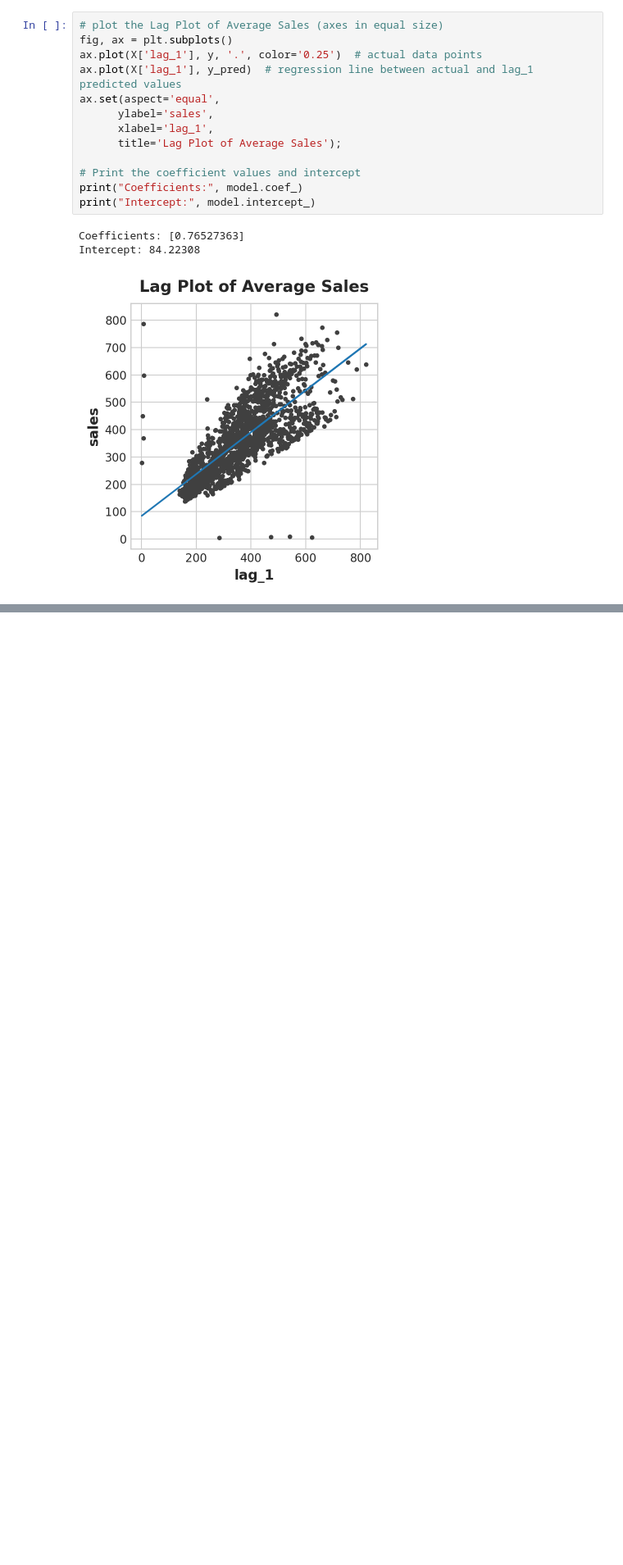
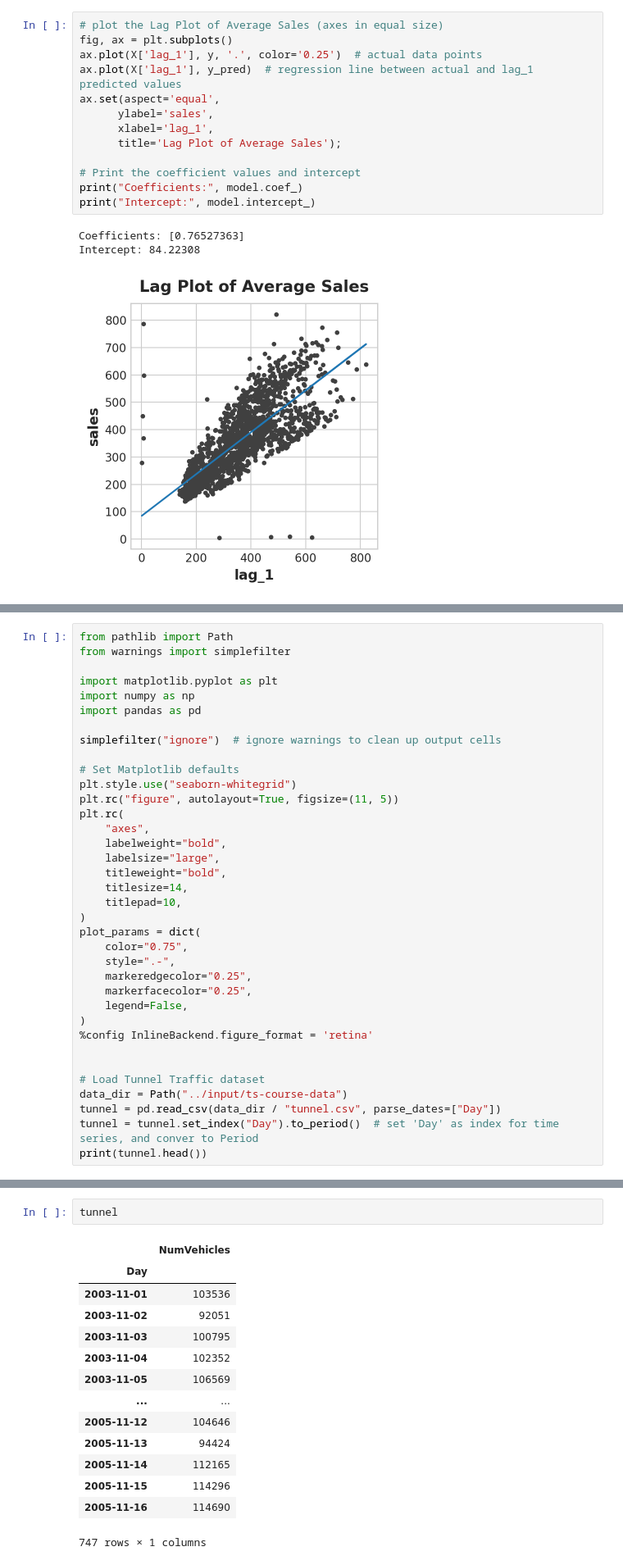
Before and after one commit to albert-joonyoung-park/kaggle-lessons, a Jupyter notebook: kaggle-time-series.ipynb, the cells around one changed output, grey strips where cells are left out. Shown at 82% size. Cells and saved outputs as stored; diff of their text form; blank space fills up the shorter version.

```diff
--- a/kaggle-time-series.ipynb
+++ b/kaggle-time-series.ipynb
@@ -598,0 +632,36 @@ Intercept: 84.22308
+# %%
+from pathlib import Path
+from warnings import simplefilter
+
+import matplotlib.pyplot as plt
+import numpy as np
+import pandas as pd
+
+simplefilter("ignore")  # ignore warnings to clean up output cells
+
+# Set Matplotlib defaults
+plt.style.use("seaborn-whitegrid")
+plt.rc("figure", autolayout=True, figsize=(11, 5))
+plt.rc(
+    "axes",
+    labelweight="bold",
+    labelsize="large",
+    titleweight="bold",
+    titlesize=14,
+    titlepad=10,
+)
+plot_params = dict(
+    color="0.75",
+    style=".-",
+    markeredgecolor="0.25",
+    markerfacecolor="0.25",
+    legend=False,
+)
+%config InlineBackend.figure_format = 'retina'
+
+
+# Load Tunnel Traffic dataset
+data_dir = Path("../input/ts-course-data")
+tunnel = pd.read_csv(data_dir / "tunnel.csv", parse_dates=["Day"])
+tunnel = tunnel.set_index("Day").to_period()  # set 'Day' as index for time series, and conver to Period
+print(tunnel.head())
@@ -598,0 +804,17 @@ Intercept: 84.22308
+# %%
+tunnel
+# %% [output]
+|  | NumVehicles |
+| Day |  |
+| 2003-11-01 | 103536 |
+| 2003-11-02 | 92051 |
+| 2003-11-03 | 100795 |
+| 2003-11-04 | 102352 |
+| 2003-11-05 | 106569 |
+| ... | ... |
+| 2005-11-12 | 104646 |
+| 2005-11-13 | 94424 |
+| 2005-11-14 | 112165 |
+| 2005-11-15 | 114296 |
+| 2005-11-16 | 114690 |
+747 rows × 1 columns
```
Also changed, not shown: parts of 23 cells of this notebook.
